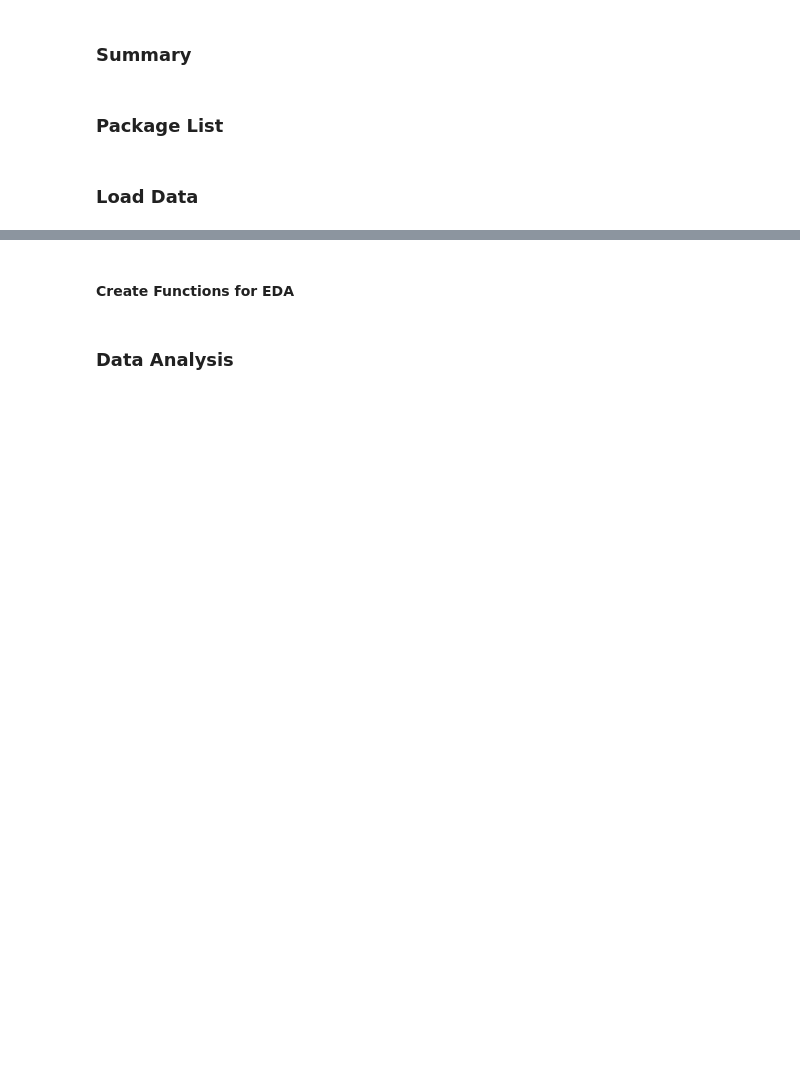
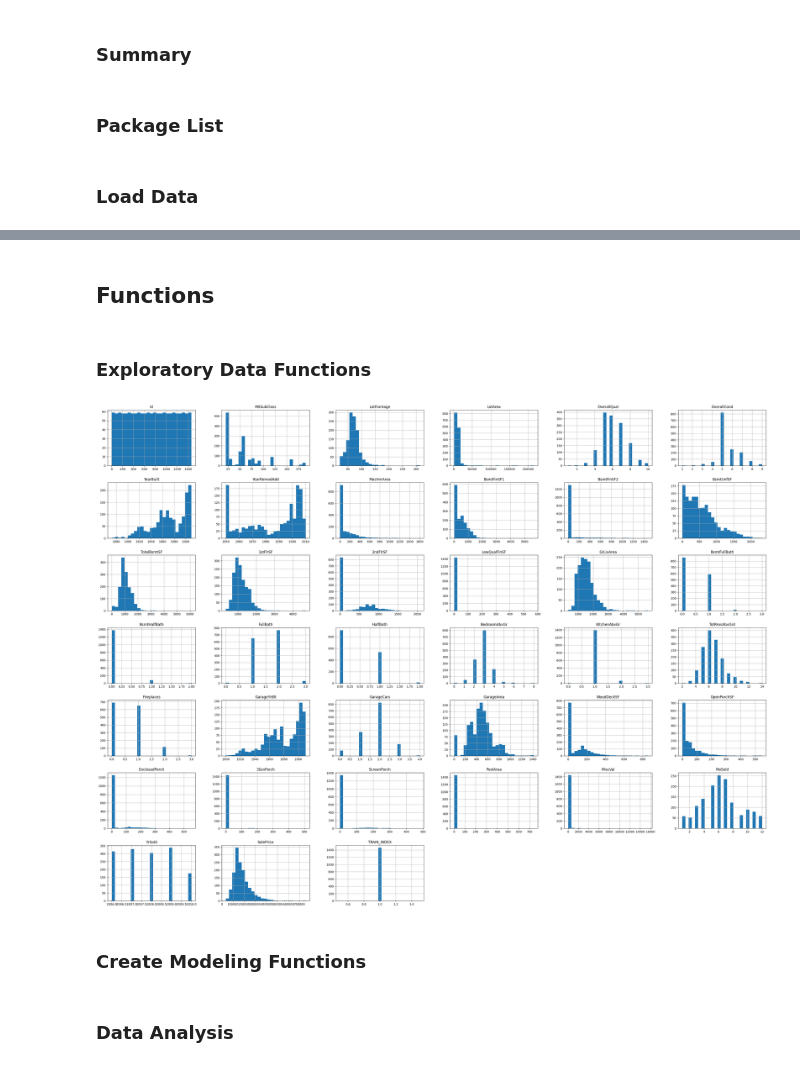
Before and after one commit to scootermac34/housing, a Jupyter notebook: AdvancedHousingRegression.ipynb, the cells around one changed output, grey strips where cells are left out. Saved outputs shown, nothing was run; the diff lists cells and outputs as text; code cells hidden in the pictures; blank space fills up the shorter version.

```diff
--- a/AdvancedHousingRegression.ipynb
+++ b/AdvancedHousingRegression.ipynb
@@ -43,0 +48,3 @@ df_test = pd.read_csv("/kaggle/input/house-prices-advanced-regression-techniques
+# %%
+df_train['TRAIN_INDEX'] = 1
+df_train.shape
@@ -43,0 +69,13 @@ df_test = pd.read_csv("/kaggle/input/house-prices-advanced-regression-techniques
+# %% [markdown]
+## Functions
+# %% [markdown]
+### Exploratory Data Functions
+# %%
+def histogram_numerical_plots(data):
+    data_x = data.copy()
+    # Select numerical columns
+    num_cols = data_x.select_dtypes(include=['int64', 'float64'])
+    # Create subset DataFrame with only numerical values
+    data_x_num_cols = data_x[num_cols.columns]
+    data_x_num_cols.hist(bins=25, figsize=(40,30))
+    plt.show()
@@ -44,2 +252,7 @@ df_test = pd.read_csv("/kaggle/input/house-prices-advanced-regression-techniques
+# %%
+### Exploratory Data Analysis
+histogram_numerical_plots(df_train)
+# %% [output]
+[figure, added]
 # %% [markdown]
-#### Create Functions for EDA
+### Create Modeling Functions
```
Also changed, not shown: parts of 23 cells of this notebook.
